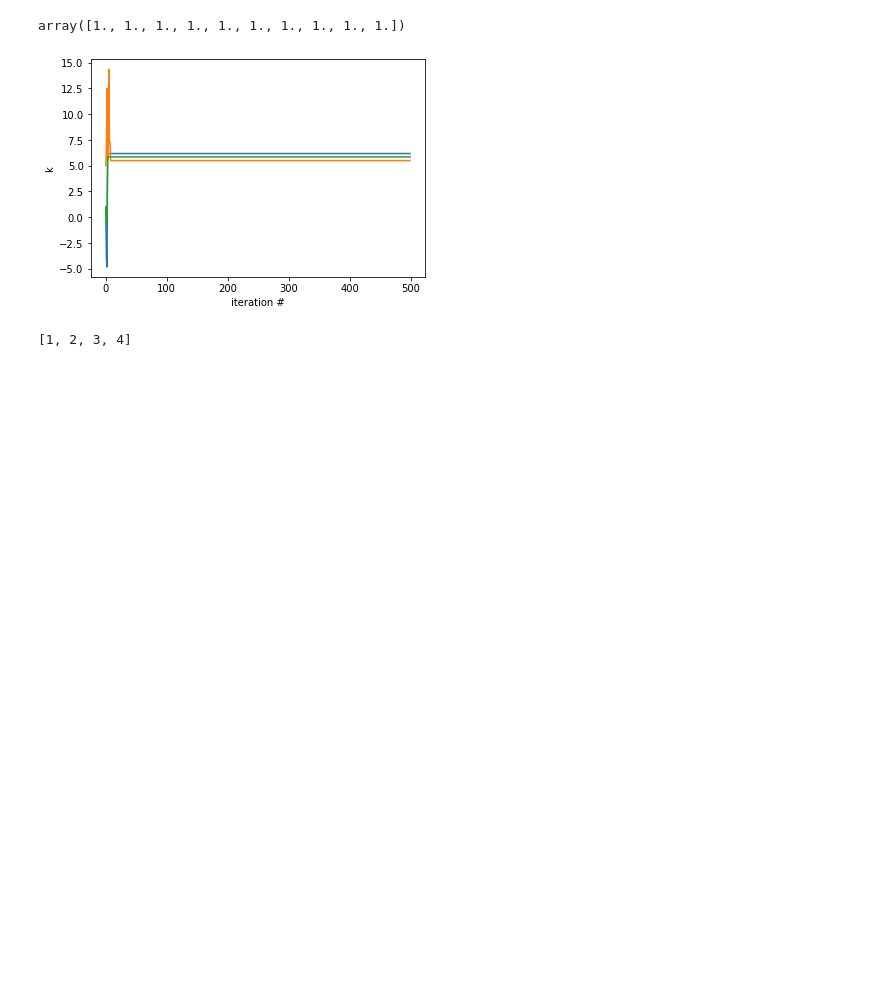
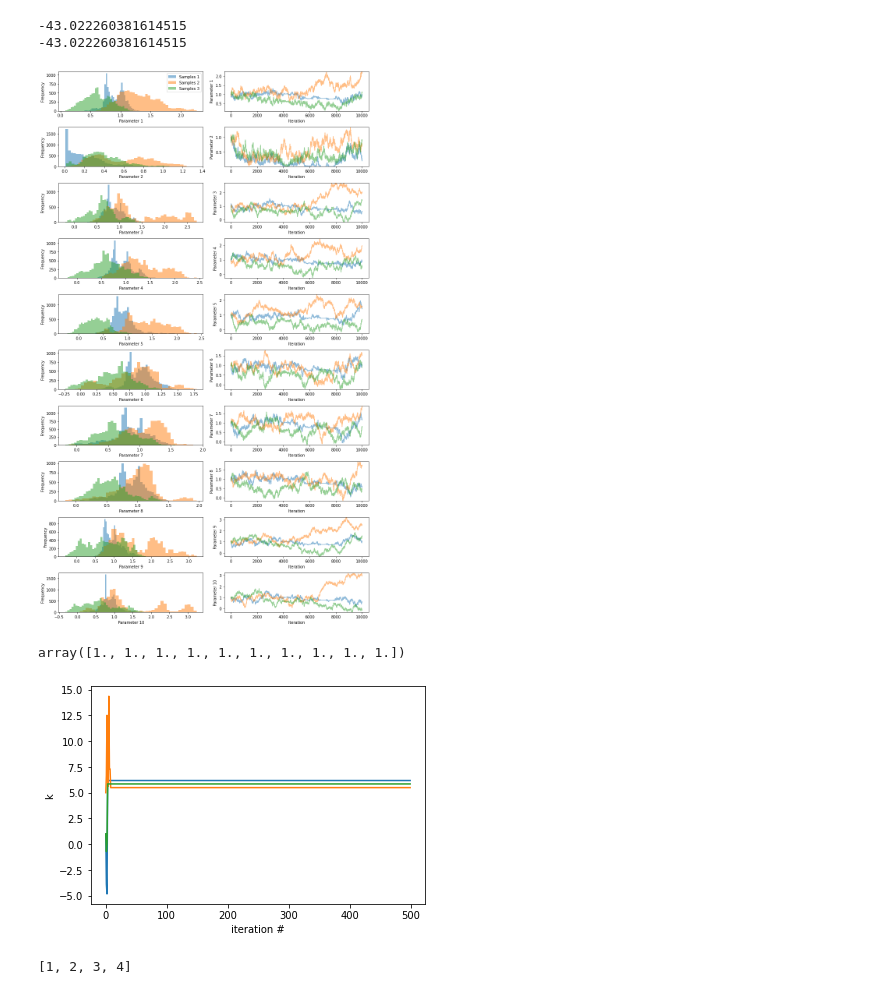
Before and after one commit to simonmarchant/pkpd-practice, a Jupyter notebook: Heirarchical inference practice.ipynb, the cells around one changed output. Drawn from its saved outputs; the diff is of its cells as text; code cells hidden in the pictures; blank space fills up the shorter version.

Commit message:
centred hierarchical mcmc

```diff
--- a/Heirarchical inference practice.ipynb
+++ b/Heirarchical inference practice.ipynb
@@ -113,0 +185,6 @@ model1(start_thetas[0])
+# %%
+mcmc = pints.MCMCController(model, 3, start_thetas, method=pints.HamiltonianMCMC)
+mcmc.set_log_to_screen(True)
+mcmc.set_log_interval(100)
+
+full_chains = mcmc.run()
@@ -114,3 +209,17 @@ model1(start_thetas[0])
+# %%
+# Let's do a basic check that it works.
+print(model(start_thetas[0]))
+model1 = toy.EightSchoolsLogPDF()
+print(model1(start_thetas[0]))
+# %% [output]
+-43.022260381614515
+-43.022260381614515
+# %%
+import pints.plot
+pints.plot.trace(full_chains)
+plt.show()
+# %% [output]
+[figure, added]
 # %%
 # MCMC without pints. Self-plagiarised wholesale from Bayesian sampling notebook.
 
```
Also changed, not shown: parts of 10 cells of this notebook, 2 other files.
